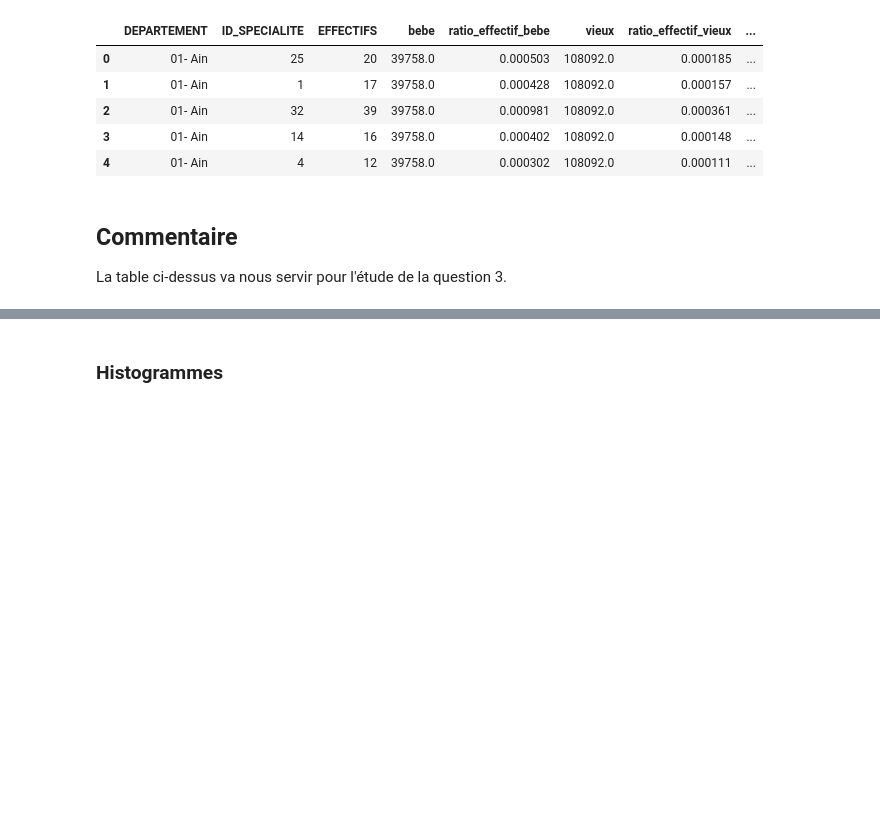
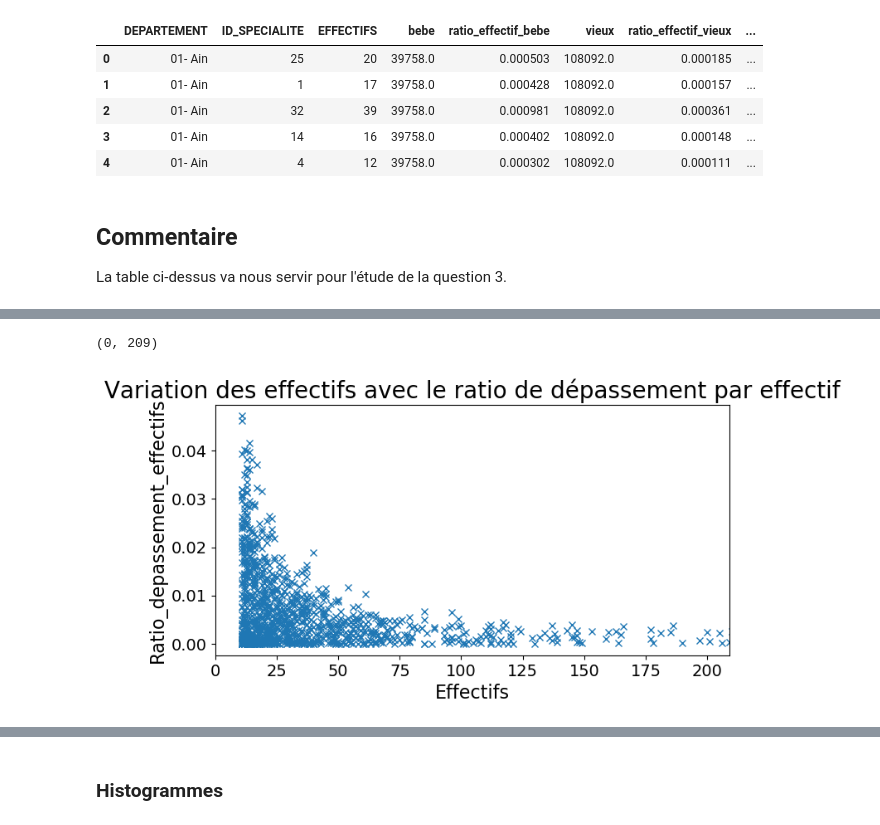
Before and after one commit to MSBigData2019/Alba_Ordonez, a Jupyter notebook: INFMDI721/Lesson5/exo_dom_lesson5.ipynb, the cells around one changed output, grey strips where cells are left out. Drawn from its saved outputs; the diff is of its cells as text; code cells hidden in the pictures; blank space fills up the shorter version.

```diff
--- a/INFMDI721/Lesson5/exo_dom_lesson5.ipynb
+++ b/INFMDI721/Lesson5/exo_dom_lesson5.ipynb
@@ -224,0 +234,11 @@ df_a1 = df_clean.groupby(['ID_SPECIALITE','DEPARTEMENT'])[col].min()
+# %%
+plt.figure(figsize=(8,4), dpi=100) #10 unites dans un sens, 4 dans l'autre
+plt.plot(df_clean['EFFECTIFS'], df_clean['RATIO_DEPASSEMENTS_EFFECTIFS'], 'x')
+
+plt.xlabel('Effectifs')
+plt.ylabel('Ratio_depassement_effectifs')
+plt.title("Variation des effectifs avec le ratio de dépassement par effectif")
+plt.xlim([0, 209])
+# %% [output]
+(0, 209)
+[figure, added]
```
Also changed, not shown: parts of 3 cells of this notebook.
